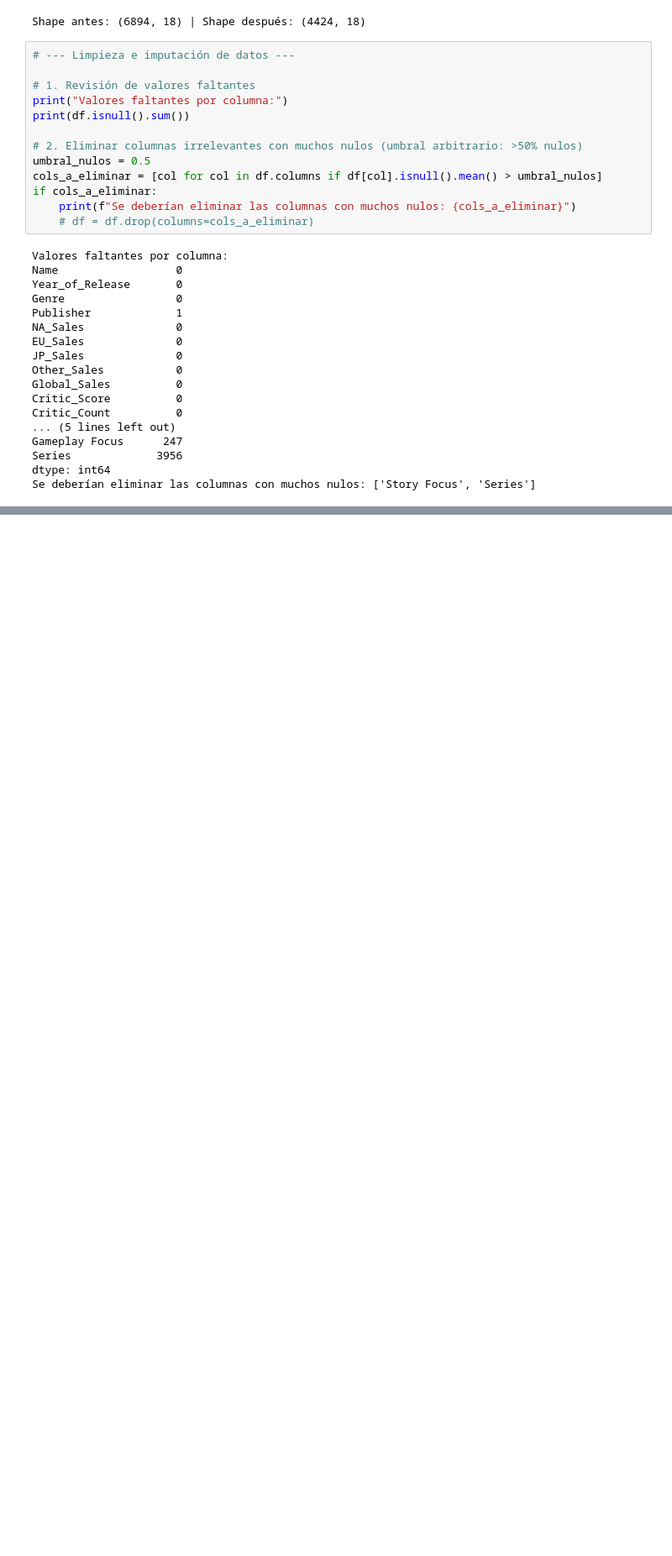
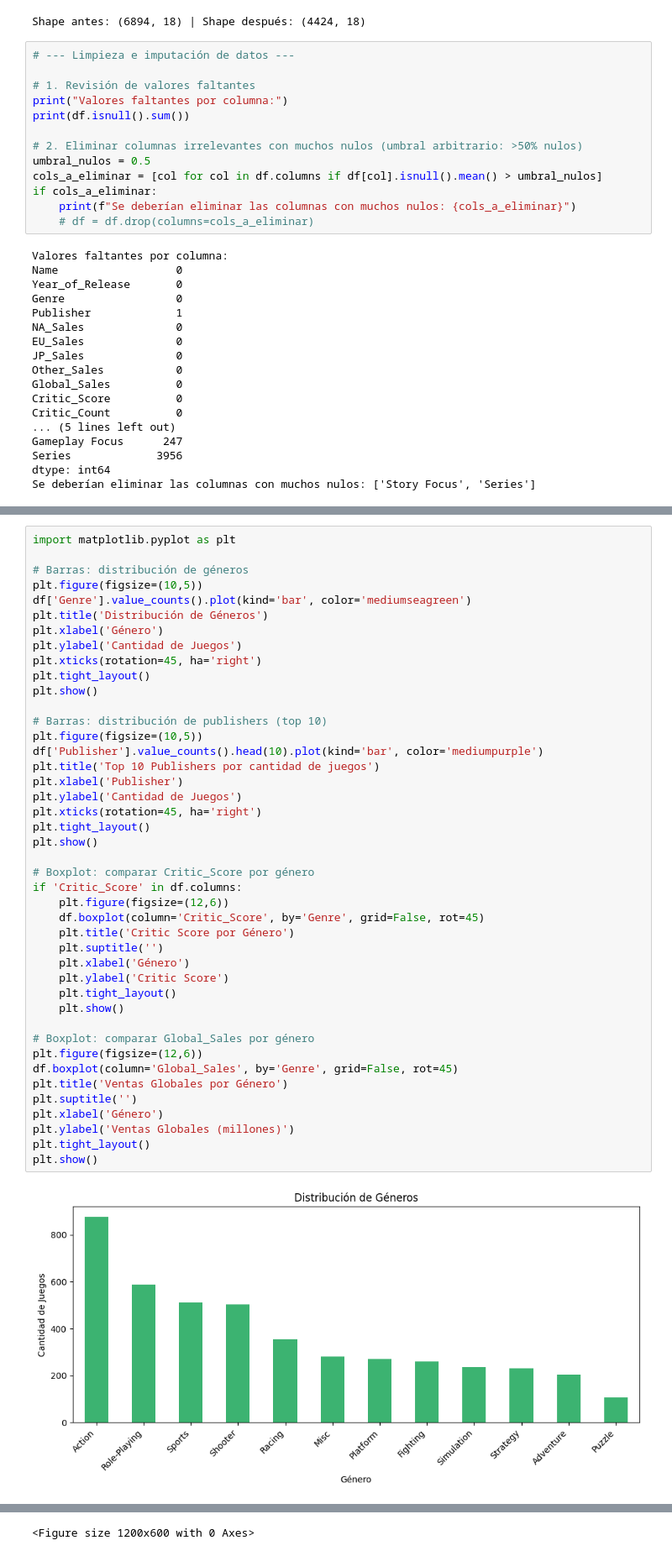
Before and after one commit to maxidalesio/coderhouse_datascience_mdalesio, a Jupyter notebook: analisis_videogames.ipynb, the cells around one changed output, grey strips where cells are left out. Shown: that part at 84% size. Saved outputs shown, nothing was run; the diff lists cells and outputs as text; blank space fills up the shorter version.

Commit message:
Agregado de primeras visualizaciones

```diff
--- a/analisis_videogames.ipynb
+++ b/analisis_videogames.ipynb
@@ -265,3 +265,48 @@ Vista previa tras conversión de 'Story Focus' y 'Gameplay Focus' a booleanos y
 | 2 | .hack//Outbreak Part 3 | 2002.0 | Role-Playing | Atari | 0.14 | 0.11 | 0.17 | 0.04 | 0.46 | ... |
 | 13 | 007 Racing | 2000.0 | Racing | Electronic Arts | 0.30 | 0.20 | 0.00 | 0.03 | 0.53 | ... |
 | 8 | 007: Quantum of Solace | 2008.0 | Action | Activision | 0.82 | 0.51 | 0.01 | 0.14 | 1.48 | ... |
+# %%
+import matplotlib.pyplot as plt
+
+# Barras: distribución de géneros
+plt.figure(figsize=(10,5))
+df['Genre'].value_counts().plot(kind='bar', color='mediumseagreen')
+plt.title('Distribución de Géneros')
+plt.xlabel('Género')
+plt.ylabel('Cantidad de Juegos')
+plt.xticks(rotation=45, ha='right')
+plt.tight_layout()
+plt.show()
+
+# Barras: distribución de publishers (top 10)
+plt.figure(figsize=(10,5))
+df['Publisher'].value_counts().head(10).plot(kind='bar', color='mediumpurple')
+plt.title('Top 10 Publishers por cantidad de juegos')
+plt.xlabel('Publisher')
+plt.ylabel('Cantidad de Juegos')
+plt.xticks(rotation=45, ha='right')
+plt.tight_layout()
+plt.show()
+
+# Boxplot: comparar Critic_Score por género
+if 'Critic_Score' in df.columns:
+    plt.figure(figsize=(12,6))
+    df.boxplot(column='Critic_Score', by='Genre', grid=False, rot=45)
+    plt.title('Critic Score por Género')
+    plt.suptitle('')
+    plt.xlabel('Género')
+    plt.ylabel('Critic Score')
+    plt.tight_layout()
+    plt.show()
+
+# Boxplot: comparar Global_Sales por género
+plt.figure(figsize=(12,6))
+df.boxplot(column='Global_Sales', by='Genre', grid=False, rot=45)
+plt.title('Ventas Globales por Género')
+plt.suptitle('')
+plt.xlabel('Género')
+plt.ylabel('Ventas Globales (millones)')
+plt.tight_layout()
+plt.show()
+# %% [output]
+[figure, added]
@@ -267,0 +314 @@ Vista previa tras conversión de 'Story Focus' y 'Gameplay Focus' a booleanos y
+<Figure size 1200x600 with 0 Axes>
```
Also changed, not shown: parts of 1 cell of this notebook.
